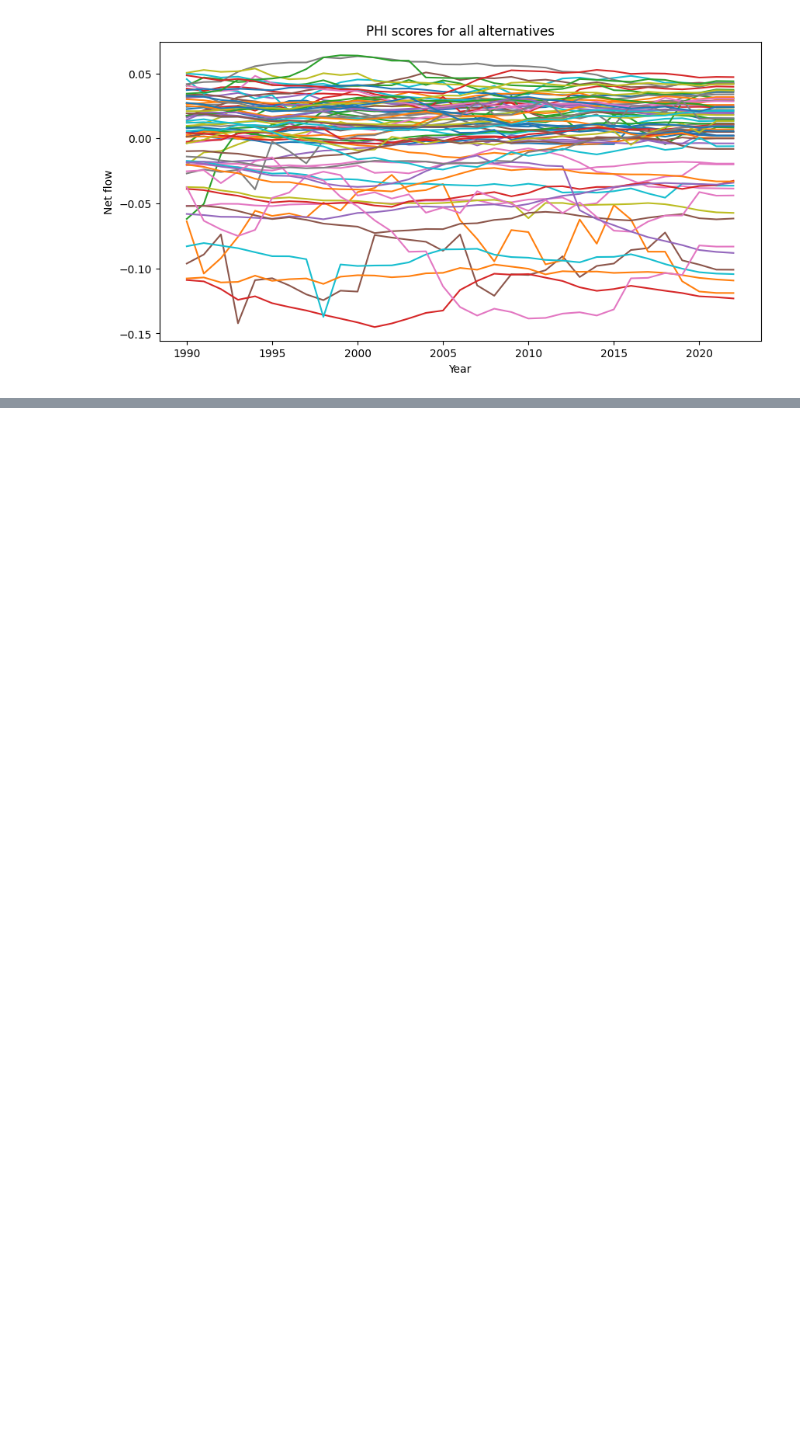
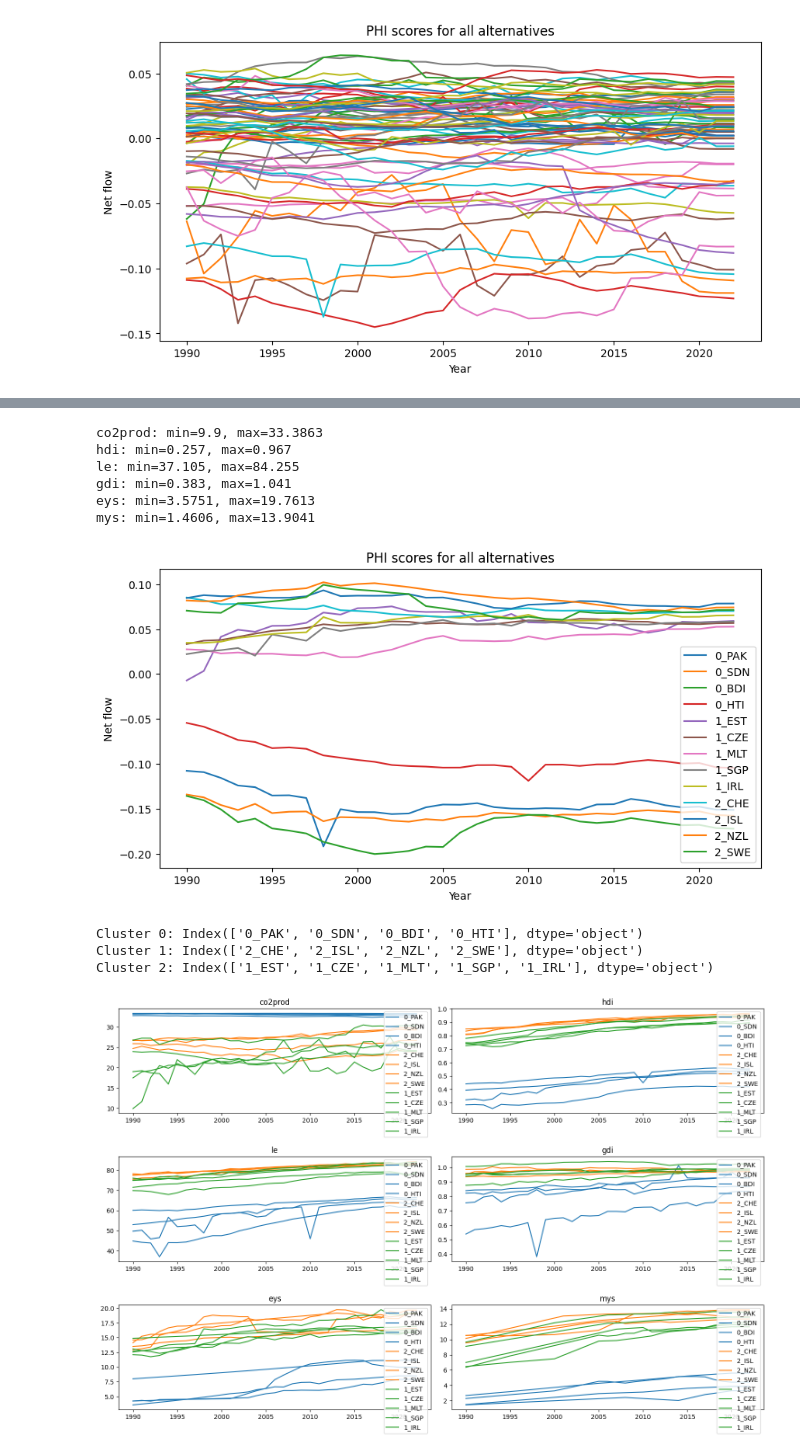
Before and after one commit to R4phou/ulb-master-thesis, a Jupyter notebook: code/src/p2clust.ipynb, the cells around one changed output, grey strips where cells are left out. Saved outputs shown, nothing was run; the diff lists cells and outputs as text; code cells hidden in the pictures; blank space fills up the shorter version.

```diff
--- a/code/src/p2clust.ipynb
+++ b/code/src/p2clust.ipynb
@@ -50,0 +93,57 @@ plot_PHI(PHI_df, PHI_df.index, False)
+# %%
+group0 = ["PAK", "SDN", "BDI", "HTI"]
+group1 = ["EST", "CZE", "MLT", "SGP", "IRL"]
+group2 = ["CHE", "ISL", "NZL", "SWE"]
+
+all_groups = group0 + group1 + group2
+
+data = data.loc[all_groups]
+
+# Replace the names of the countries: grp_number_ISO3
+data.index = ["0_" + i for i in group0] + ["1_" + i for i in group1] + ["2_" + i for i in group2]
+
+get_min_max_criteria(data, False)
+# %% [output]
+co2prod: min=9.9, max=33.3863
+hdi: min=0.257, max=0.967
+le: min=37.105, max=84.255
+gdi: min=0.383, max=1.041
+eys: min=3.5751, max=19.7613
+mys: min=1.4606, max=13.9041
+# %%
+# Nb of criteria
+K = data.columns.shape[0] # Nb of criteria
+L = data.iloc[0]["co2prod"].shape[0] # Length of the time series
+N = data.shape[0] # Nb of alternatives
+
+W = [1/K for i in range(K)] # Weights of the criteria (equal weights)
+Q = [10, 0.3, 40,  0.4, 4, 2] # Indifference thresholds
+P = [28, 0.9, 80, 1, 18, 12] # Preference thresholds
+
+phi_c_all = pf.get_all_Phi_c(data, P, Q) # compute all mono criterion flows series
+# %%
+PHI = pf.PHI_all(phi_c_all, W, N, L, K) # Aggregate to the net flow series
+
+# Transform PHI into a dataframe with ISO3 as index and years as columns
+PHI_df = pd.DataFrame(PHI, index=data.index, columns=np.arange(1990, 2023))
+
+plot_PHI(PHI_df, PHI_df.index, True)
+
+k = 3
+results = cf.kMeans(PHI_df, k, max_it=100, distance_function=cf.euclid_distance)
+
+# Print the results
+for i in range(k):
+    print(f"Cluster {i}: {results[i].index}")
+
+groups = []
+for i in range(k):
+    groups.append(results[i].index)
+
+plot_cluster(groups, data, True)
+# %% [output]
+[figure, added]
+Cluster 0: Index(['0_PAK', '0_SDN', '0_BDI', '0_HTI'], dtype='object')
+Cluster 1: Index(['2_CHE', '2_ISL', '2_NZL', '2_SWE'], dtype='object')
+Cluster 2: Index(['1_EST', '1_CZE', '1_MLT', '1_SGP', '1_IRL'], dtype='object')
+[figure, added]
```
Also changed, not shown: parts of 7 cells of this notebook, 3 other files.
